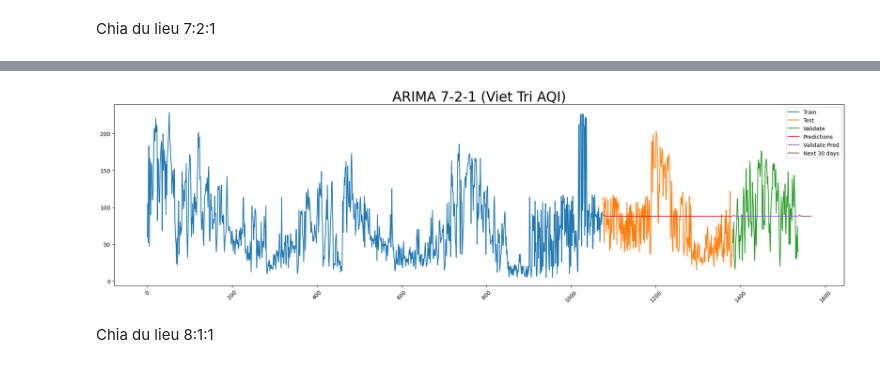
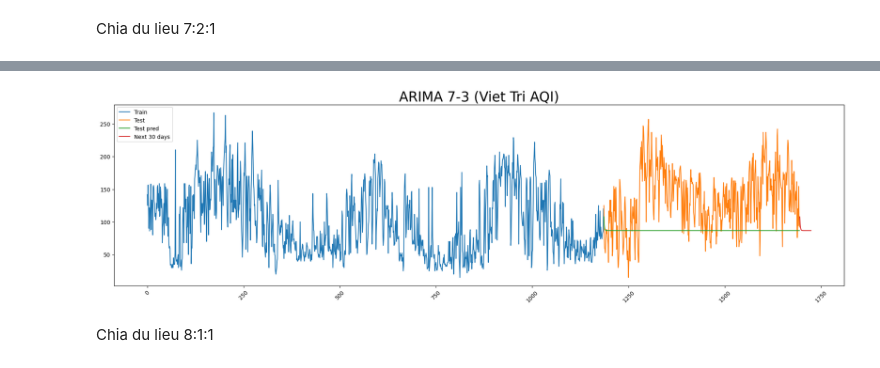
Before and after one commit to ngoctuanuit/IS403_O21_12, a Jupyter notebook: Model/Arima.ipynb, the cells around one changed output, grey strips where cells are left out. Drawn from its saved outputs; the diff is of its cells as text; code cells hidden in the pictures.

```diff
--- a/Model/Arima.ipynb
+++ b/Model/Arima.ipynb
@@ -513,12 +500,10 @@ Chia du lieu 7:2:1
 # %%
 # Chia dữ liệu thành tập train, tập test, tập validate theo tỉ lệ 7:2:1
 train_size = int(0.7 * len(df))
-test_size = int(0.2 * len(df))
-val_size = len(df) - train_size - test_size
+
 
 train_data = df[:train_size]
-test_data = df[train_size:train_size+test_size]
-val_data = df[train_size+test_size:]
+test_data = df[train_size:]
 # %%
 model = auto_arima(train_data['AQI'],
                    trace=True,
@@ -556,26 +540,26 @@ next_30days_pred = model.predict( n_periods=30)
 # %%
 # Lấy giá trị của cột number_days ở dòng cuối cùng
 last_number_days = df.index[-1]
 
 # Tạo một Series mới với 30 ngày tiếp theo dựa vào giá trị cuối cùng của cột number_days
 next_30_days_data = pd.Series(range(last_number_days + 1, last_number_days + 31))
 
 
 plt.figure(figsize=(24, 6))
 plt.plot(train_data.index, train_data['AQI'])
 plt.plot(test_data.index, test_data['AQI'])
-plt.plot(val_data.index, val_data['AQI'])
+
 
 plt.plot(test_data.index, test_pred)
-plt.plot(val_data.index, val_pred)
+
 plt.plot(next_30_days_data , next_30days_pred)
-plt.legend(['Train', 'Test', 'Validate', 'Predictions', 'Validate Pred', 'Next 30 days'])
+plt.legend(['Train', 'Test', 'Test pred', 'Next 30 days'])
 plt.xticks(rotation=45)
-plt.title('ARIMA 7-2-1 (Viet Tri AQI)', fontsize=25)
+plt.title('ARIMA 7-3 (Viet Tri AQI)', fontsize=25)
 
 plt.show()
 # %% [output]
-[figure, old version]
+[figure, new version]
 # %% [markdown]
 Chia du lieu 8:1:1
 # %%
```
Also changed, not shown: parts of 34 cells of this notebook.
